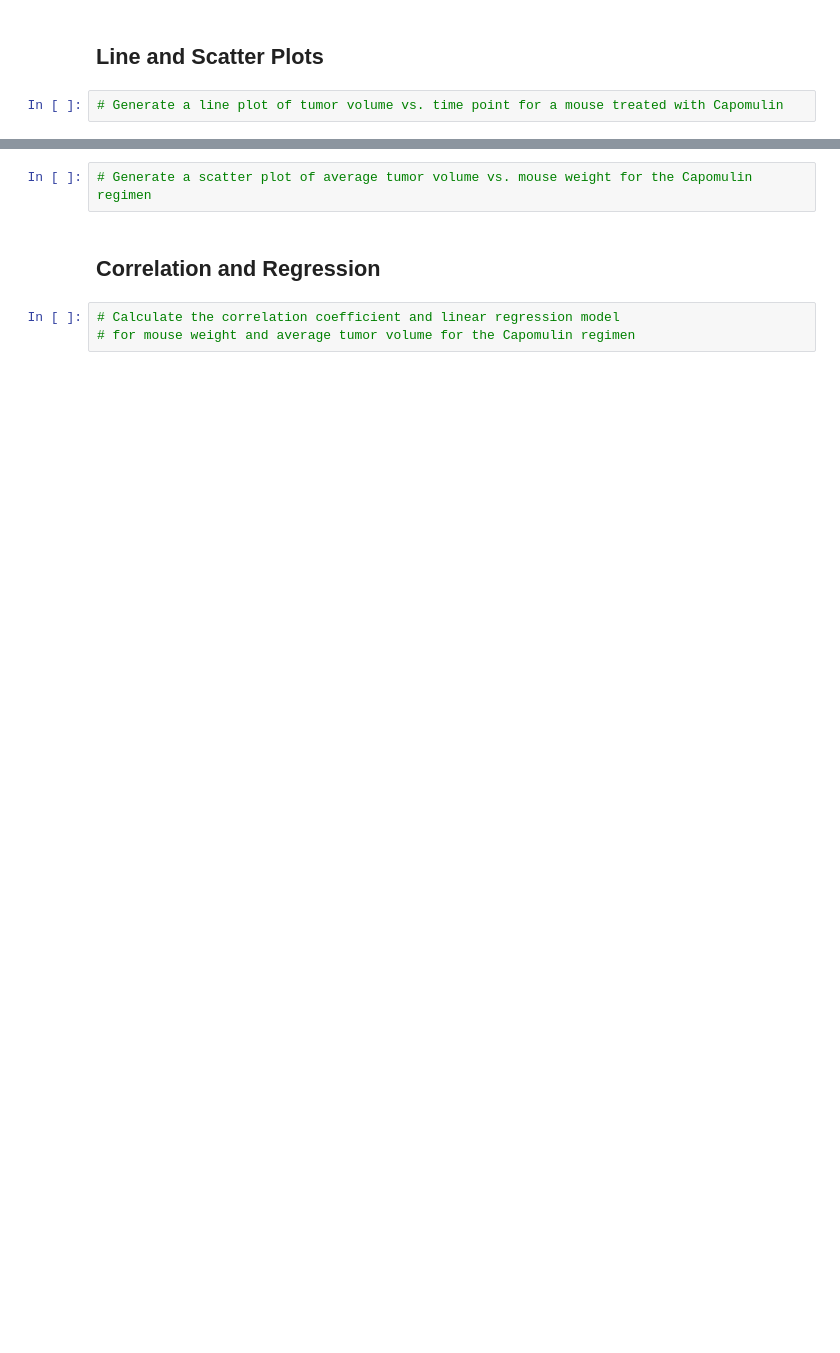
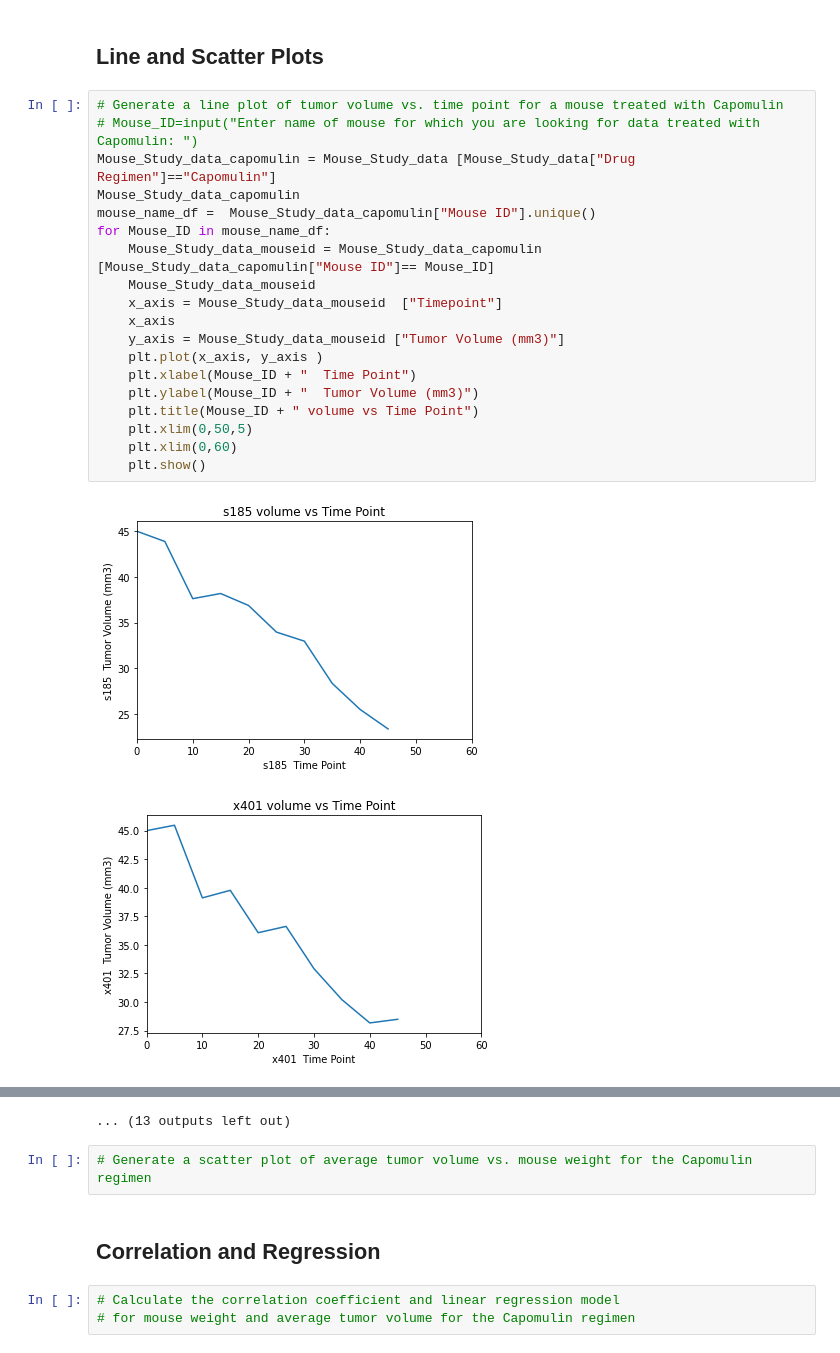
Before and after one commit to maheshsfd124/MatPlotLib-Challenge, a Jupyter notebook: Instructions/Pymaceuticals/pymaceuticals_starter.ipynb, the cells around one changed output, grey strips where cells are left out. Saved outputs shown, nothing was run; the diff lists cells and outputs as text; blank space fills up the shorter version.

```diff
--- a/Instructions/Pymaceuticals/pymaceuticals_starter.ipynb
+++ b/Instructions/Pymaceuticals/pymaceuticals_starter.ipynb
@@ -254,4 +262,24 @@ There is 0 outlier
 # %% [markdown]
 ## Line and Scatter Plots
-# %%
-# Generate a line plot of tumor volume vs. time point for a mouse treated with Capomulin
+# %%
+# Generate a line plot of tumor volume vs. time point for a mouse treated with Capomulin
+# Mouse_ID=input("Enter name of mouse for which you are looking for data treated with Capomulin: ")
+Mouse_Study_data_capomulin = Mouse_Study_data [Mouse_Study_data["Drug Regimen"]=="Capomulin"]
+Mouse_Study_data_capomulin
+mouse_name_df =  Mouse_Study_data_capomulin["Mouse ID"].unique()
+for Mouse_ID in mouse_name_df:
+    Mouse_Study_data_mouseid = Mouse_Study_data_capomulin [Mouse_Study_data_capomulin["Mouse ID"]== Mouse_ID]
+    Mouse_Study_data_mouseid
+    x_axis = Mouse_Study_data_mouseid  ["Timepoint"]
+    x_axis
+    y_axis = Mouse_Study_data_mouseid ["Tumor Volume (mm3)"]
+    plt.plot(x_axis, y_axis )
+    plt.xlabel(Mouse_ID + "  Time Point")
+    plt.ylabel(Mouse_ID + "  Tumor Volume (mm3)")
+    plt.title(Mouse_ID + " volume vs Time Point")
+    plt.xlim(0,50,5)
+    plt.xlim(0,60)
+    plt.show()
+# %% [output]
+[figure, added]
+[figure, added]
@@ -258,3 +296,4 @@ There is 0 outlier
+... (13 outputs left out)
 # %%
 # Generate a scatter plot of average tumor volume vs. mouse weight for the Capomulin regimen
 # %% [markdown]
```
Also changed, not shown: parts of 2 cells of this notebook.
